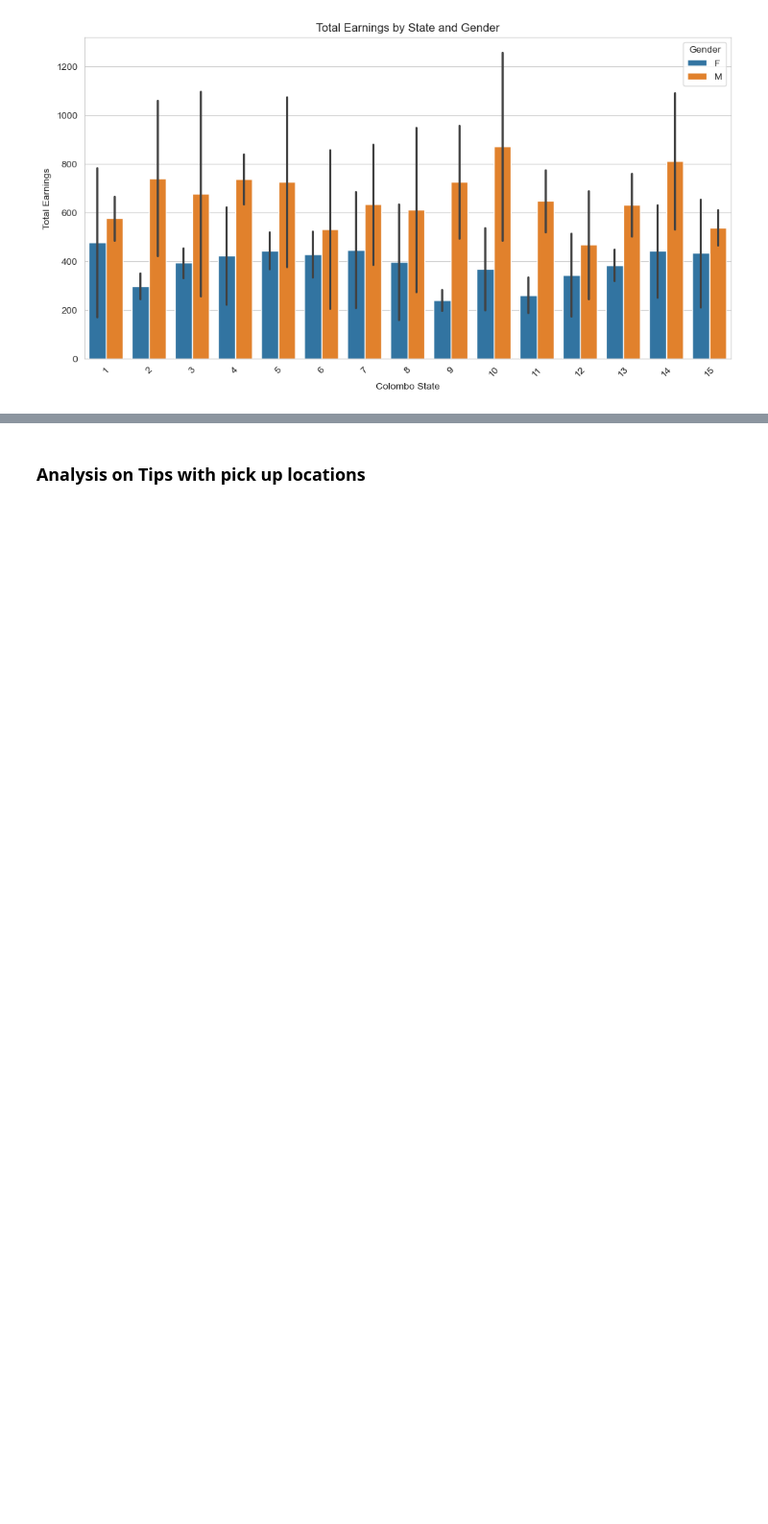
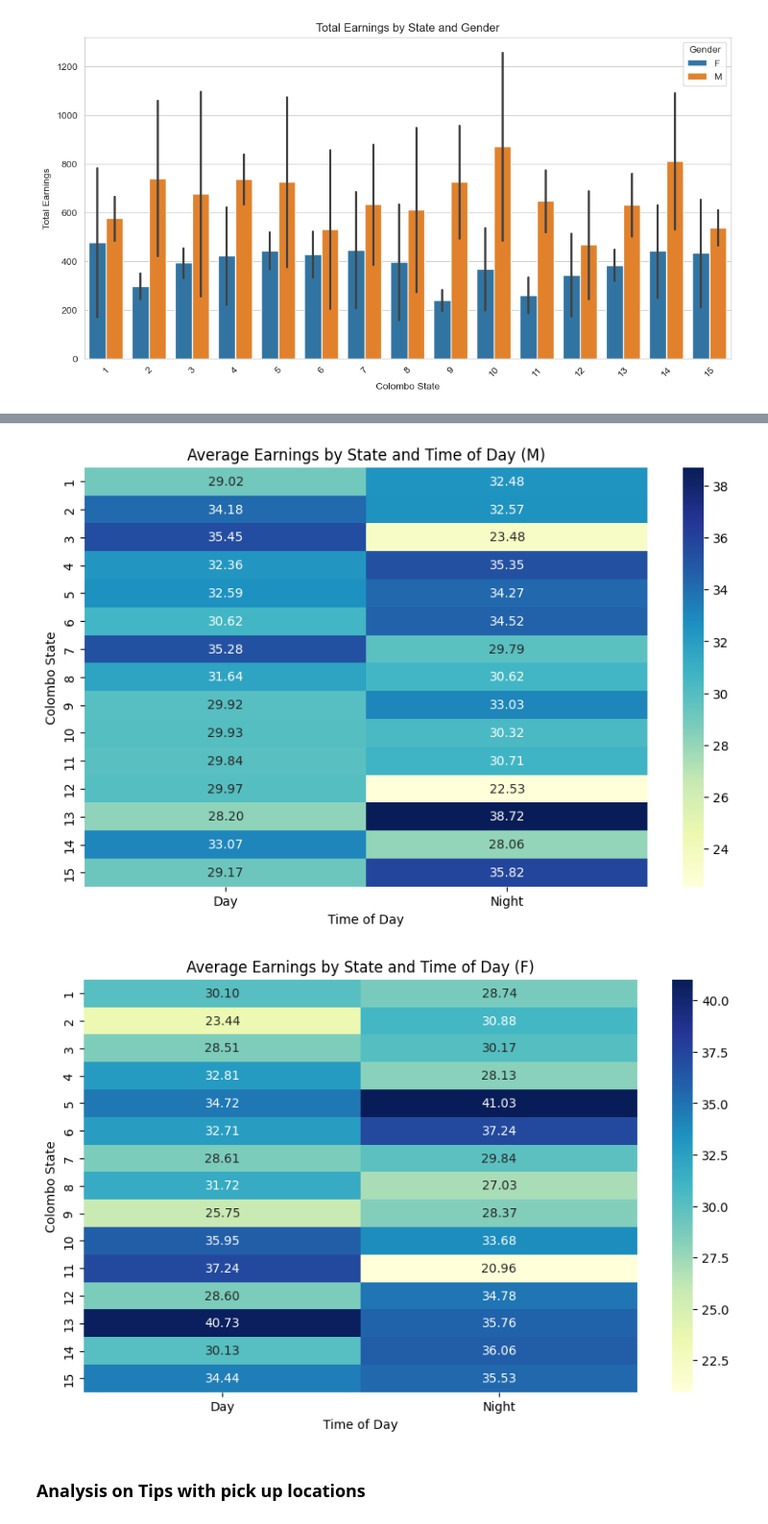
Before and after one commit to KituniDevma/Cab_use_case, a Jupyter notebook: analysis/EDA.ipynb, the cells around one changed output, grey strips where cells are left out. Shown at 96% size. Saved outputs shown, nothing was run; the diff lists cells and outputs as text; code cells hidden in the pictures; blank space fills up the shorter version.

```diff
--- a/analysis/EDA.ipynb
+++ b/analysis/EDA.ipynb
@@ -795,3 +795,43 @@ visualize_earnings_by_time_of_day(grouped_data)
+# %%
+def visualize_earnings_by_time_of_day(grouped_data: pd.DataFrame, gender: str):
+    """
+    Visualize average earnings by time of day using a heatmap for a specific gender.
+
+    Args:
+        grouped_data (pd.DataFrame): The grouped DataFrame with earnings metrics.
+        gender (str): Gender to filter the data ('Male' or 'Female').
+    """
+    # Filter data for the specified gender
+    gender_data = grouped_data[grouped_data['Gender'] == gender]
+
+    if gender_data.empty:
+        print(f"No data available for {gender}.")
+        return
+
+    # Create pivot table
+    earnings_pivot = gender_data.pivot_table(index='PickUp_Colombo_ID',
+                                             columns='PickUp_Time',
+                                             values='Average_Earnings',
+                                             aggfunc='mean')
+
+    if earnings_pivot.empty:
+        print(f"No pivot table data available for {gender}.")
+        return
+
+    # Plot heatmap
+    plt.figure(figsize=(10, 6))
+    sns.heatmap(earnings_pivot, annot=True, cmap='YlGnBu', fmt=".2f")
+    plt.title(f'Average Earnings by State and Time of Day ({gender})')
+    plt.xlabel('Time of Day')
+    plt.ylabel('Colombo State')
+    plt.show()
+
+# Example usage for males and females
+visualize_earnings_by_time_of_day(grouped_data, 'M')
+visualize_earnings_by_time_of_day(grouped_data, 'F')
+# %% [output]
+[figure, added]
+[figure, added]
 # %% [markdown]
 ### Analysis on Tips with pick up locations
 # %%
```
Also changed, not shown: parts of 3 cells of this notebook, 7 other files.
